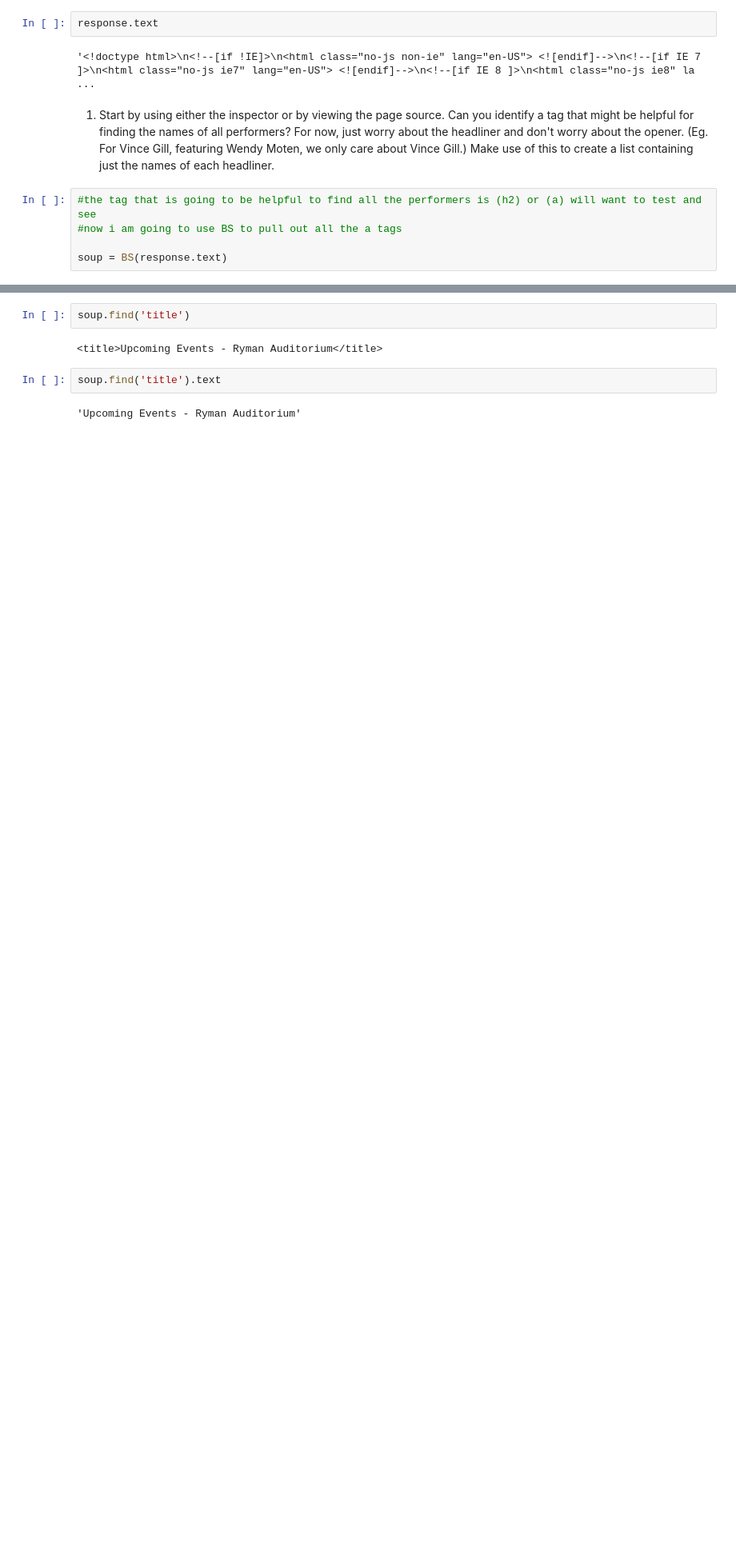
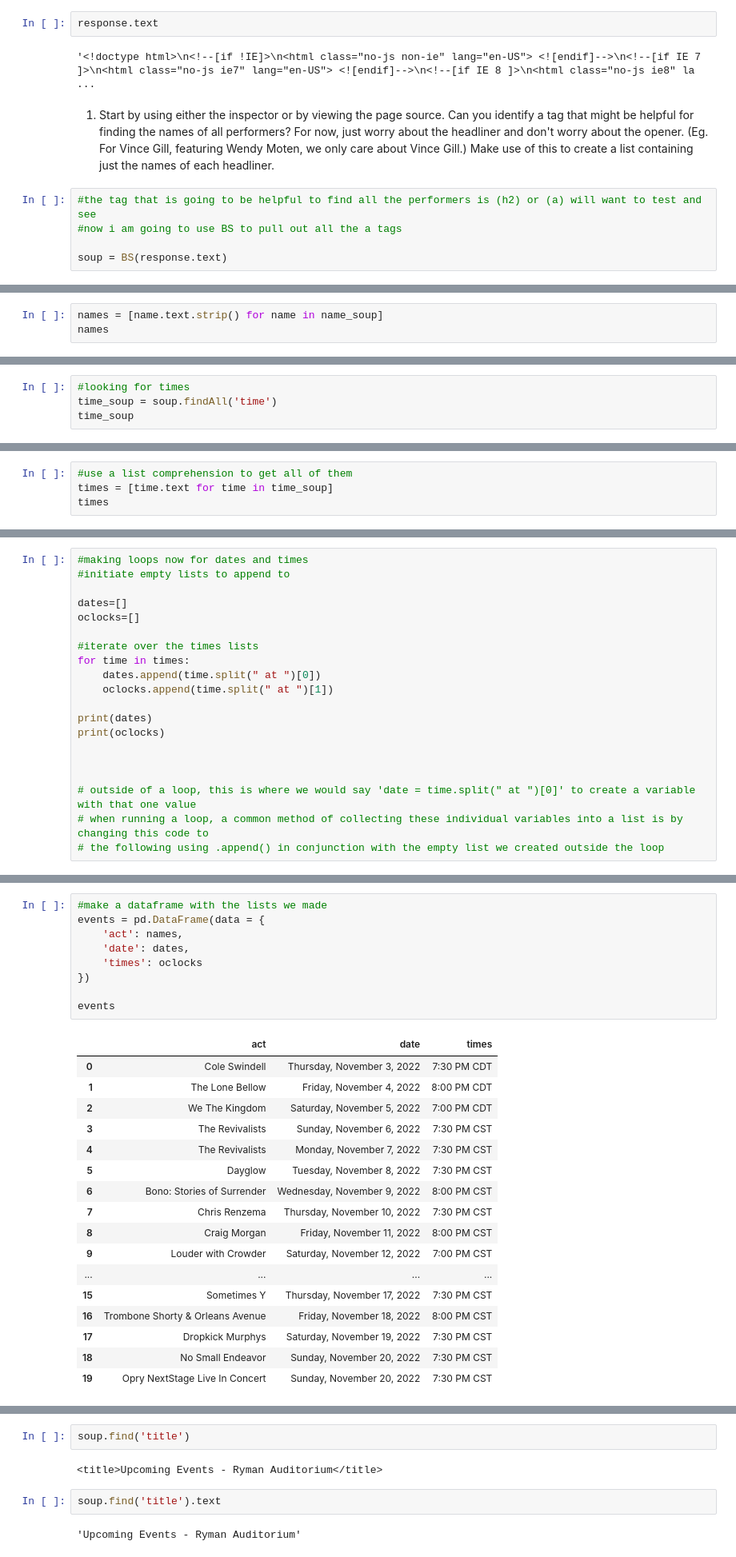
Before and after one commit to NSS-Data-Analytics-Cohort-7/web-scraping-ryman-sarahmissimer, a Jupyter notebook: notebook/Web Scraping Ryman.ipynb, the cells around one changed output, grey strips where cells are left out. Shown: that part at 80% size. Saved outputs shown, nothing was run; the diff lists cells and outputs as text; blank space fills up the shorter version.

```diff
--- a/notebook/Web Scraping Ryman.ipynb
+++ b/notebook/Web Scraping Ryman.ipynb
@@ -25,0 +58,3 @@ soup = BS(response.text)
+# %%
+names = [name.text.strip() for name in name_soup]
+names
@@ -25,0 +82,4 @@ soup = BS(response.text)
+# %%
+#looking for times
+time_soup = soup.findAll('time')
+time_soup
@@ -25,0 +111,4 @@ soup = BS(response.text)
+# %%
+#use a list comprehension to get all of them
+times = [time.text for time in time_soup]
+times
@@ -25,0 +150,20 @@ soup = BS(response.text)
+# %%
+#making loops now for dates and times
+#initiate empty lists to append to
+
+dates=[]
+oclocks=[]
+
+#iterate over the times lists
+for time in times:
+    dates.append(time.split(" at ")[0])
+    oclocks.append(time.split(" at ")[1])
+
+print(dates)
+print(oclocks)
+
+
+
+# outside of a loop, this is where we would say 'date = time.split(" at ")[0]' to create a variable with that one value
+# when running a loop, a common method of collecting these individual variables into a list is by changing this code to
+# the following using .append() in conjunction with the empty list we created outside the loop
@@ -25,0 +173,27 @@ soup = BS(response.text)
+# %%
+#make a dataframe with the lists we made
+events = pd.DataFrame(data = {
+    'act': names,
+    'date': dates,
+    'times': oclocks
+})
+
+events
+# %% [output]
+|  | act | date | times |
+| 0 | Cole Swindell | Thursday, November 3, 2022 | 7:30 PM CDT |
+| 1 | The Lone Bellow | Friday, November 4, 2022 | 8:00 PM CDT |
+| 2 | We The Kingdom | Saturday, November 5, 2022 | 7:00 PM CDT |
+| 3 | The Revivalists | Sunday, November 6, 2022 | 7:30 PM CST |
+| 4 | The Revivalists | Monday, November 7, 2022 | 7:30 PM CST |
+| 5 | Dayglow | Tuesday, November 8, 2022 | 7:30 PM CST |
+| 6 | Bono: Stories of Surrender | Wednesday, November 9, 2022 | 8:00 PM CST |
+| 7 | Chris Renzema | Thursday, November 10, 2022 | 7:30 PM CST |
+| 8 | Craig Morgan | Friday, November 11, 2022 | 8:00 PM CST |
+| 9 | Louder with Crowder | Saturday, November 12, 2022 | 7:00 PM CST |
+| ... | ... | ... | ... |
+| 15 | Sometimes Y | Thursday, November 17, 2022 | 7:30 PM CST |
+| 16 | Trombone Shorty & Orleans Avenue | Friday, November 18, 2022 | 8:00 PM CST |
+| 17 | Dropkick Murphys | Saturday, November 19, 2022 | 7:30 PM CST |
+| 18 | No Small Endeavor | Sunday, November 20, 2022 | 7:30 PM CST |
+| 19 | Opry NextStage Live In Concert | Sunday, November 20, 2022 | 7:30 PM CST |
```
Also changed, not shown: parts of 16 cells of this notebook, 2 other files.
